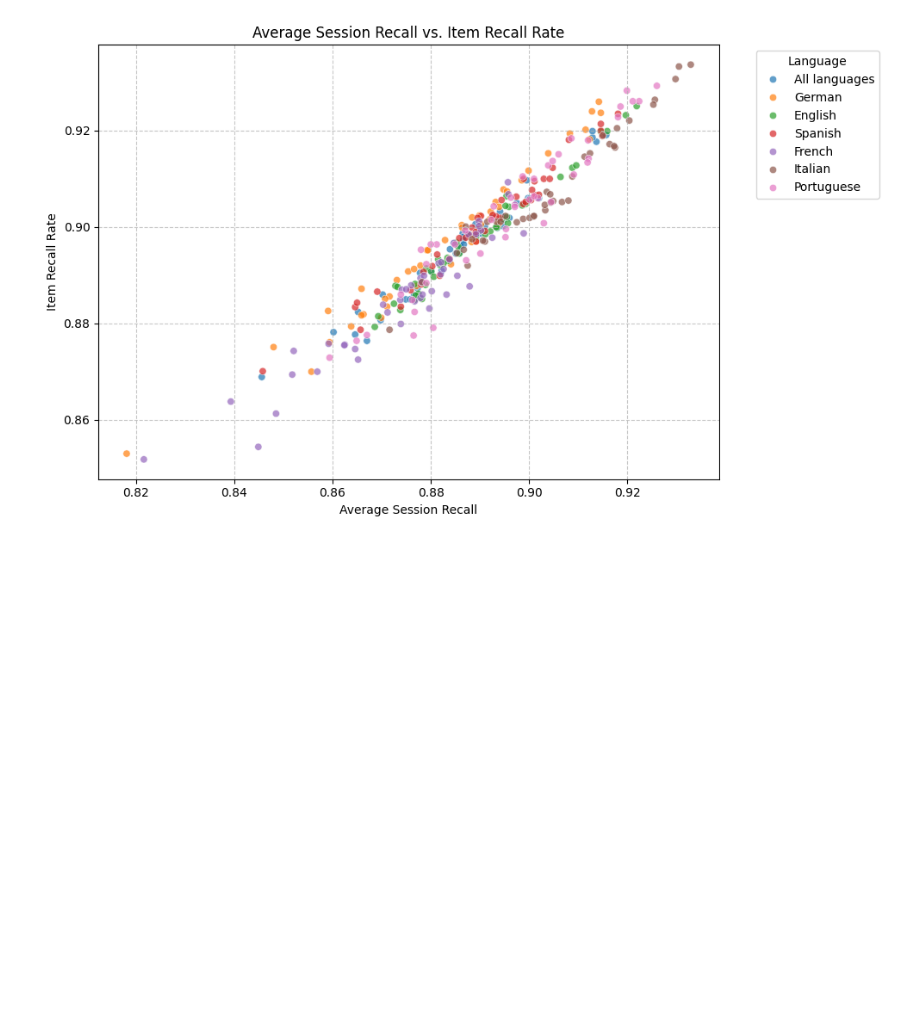
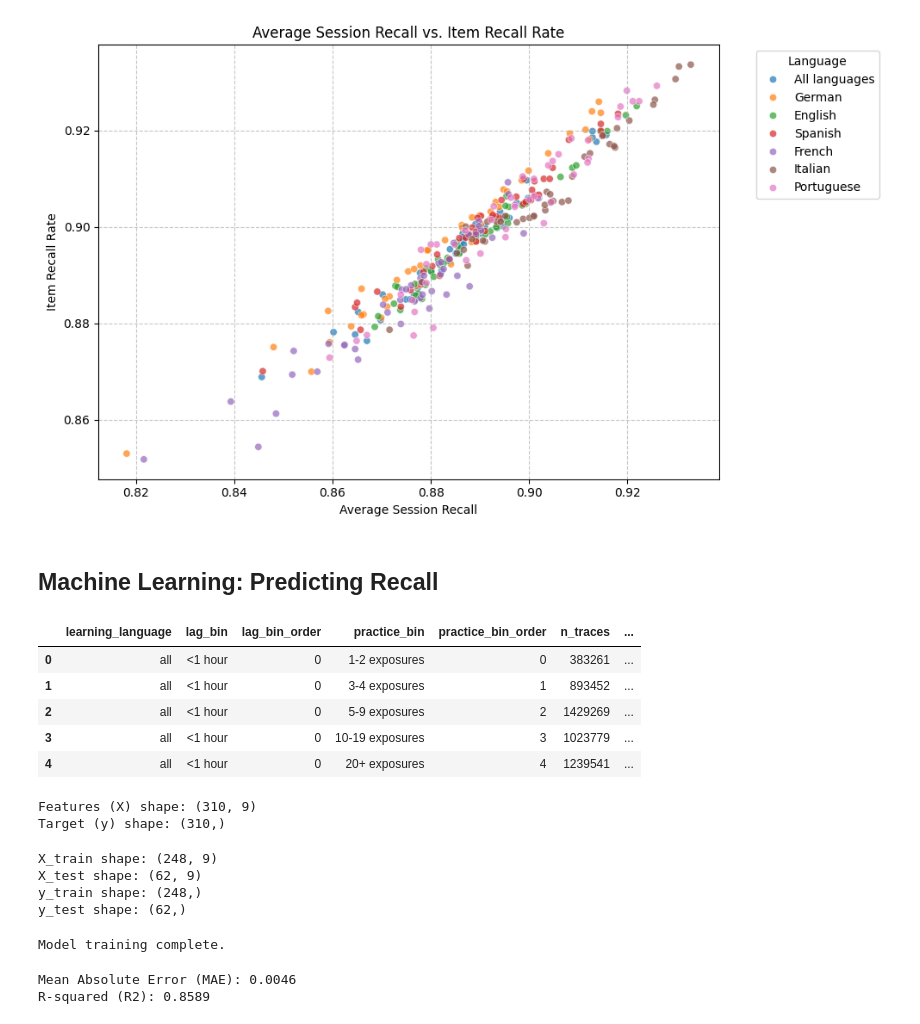
Before and after one commit to kxrrym03/Duolingo-Forgetting-Curve, a Jupyter notebook: Forgetting_Curve.ipynb, the cells around one changed output. Drawn from its saved outputs; the diff is of its cells as text; code cells hidden in the pictures; blank space fills up the shorter version.

```diff
--- a/Forgetting_Curve.ipynb
+++ b/Forgetting_Curve.ipynb
@@ -210,3 +210,71 @@ plt.tight_layout()
 plt.show()
 # %% [output]
 [figure]
+# %% [markdown]
+## Machine Learning: Predicting Recall
+# %%
+# One-hot encode 'language_name'
+df_encoded = pd.get_dummies(df, columns=['language_name'], drop_first=True)
+
+# Display the first few rows of the encoded DataFrame to see the new columns
+display(df_encoded.head())
+# %% [output]
+|  | learning_language | lag_bin | lag_bin_order | practice_bin | practice_bin_order | n_traces | ... |
+| 0 | all | <1 hour | 0 | 1-2 exposures | 0 | 383261 | ... |
+| 1 | all | <1 hour | 0 | 3-4 exposures | 1 | 893452 | ... |
+| 2 | all | <1 hour | 0 | 5-9 exposures | 2 | 1429269 | ... |
+| 3 | all | <1 hour | 0 | 10-19 exposures | 3 | 1023779 | ... |
+| 4 | all | <1 hour | 0 | 20+ exposures | 4 | 1239541 | ... |
+# %%
+# Define features (X) and target (y)
+features = ['lag_bin_order', 'practice_bin_order', 'n_traces'] + \
+           [col for col in df_encoded.columns if col.startswith('language_name_')]
+X = df_encoded[features]
+y = df_encoded['avg_session_recall']
+
+print(f"Features (X) shape: {X.shape}")
+print(f"Target (y) shape: {y.shape}")
+# %% [output]
+Features (X) shape: (310, 9)
+Target (y) shape: (310,)
+# %%
+from sklearn.model_selection import train_test_split
+
+# Split the data into training and testing sets
+X_train, X_test, y_train, y_test = train_test_split(X, y, test_size=0.2, random_state=42)
+
+print(f"X_train shape: {X_train.shape}")
+print(f"X_test shape: {X_test.shape}")
+print(f"y_train shape: {y_train.shape}")
+print(f"y_test shape: {y_test.shape}")
+# %% [output]
+X_train shape: (248, 9)
+X_test shape: (62, 9)
+y_train shape: (248,)
+y_test shape: (62,)
+# %%
+from sklearn.ensemble import RandomForestRegressor
+from sklearn.metrics import mean_absolute_error, r2_score
+
+# Initialize the Random Forest Regressor model
+model = RandomForestRegressor(n_estimators=100, random_state=42)
+
+# Train the model on the training data
+model.fit(X_train, y_train)
+
+print("Model training complete.")
+# %% [output]
+Model training complete.
+# %%
+# Make predictions on the test set
+y_pred = model.predict(X_test)
+
+# Evaluate the model
+mae = mean_absolute_error(y_test, y_pred)
+r2 = r2_score(y_test, y_pred)
+
+print(f"Mean Absolute Error (MAE): {mae:.4f}")
+print(f"R-squared (R2): {r2:.4f}")
+# %% [output]
+Mean Absolute Error (MAE): 0.0046
+R-squared (R2): 0.8589
```
Also changed, not shown: parts of 1 cell of this notebook.
